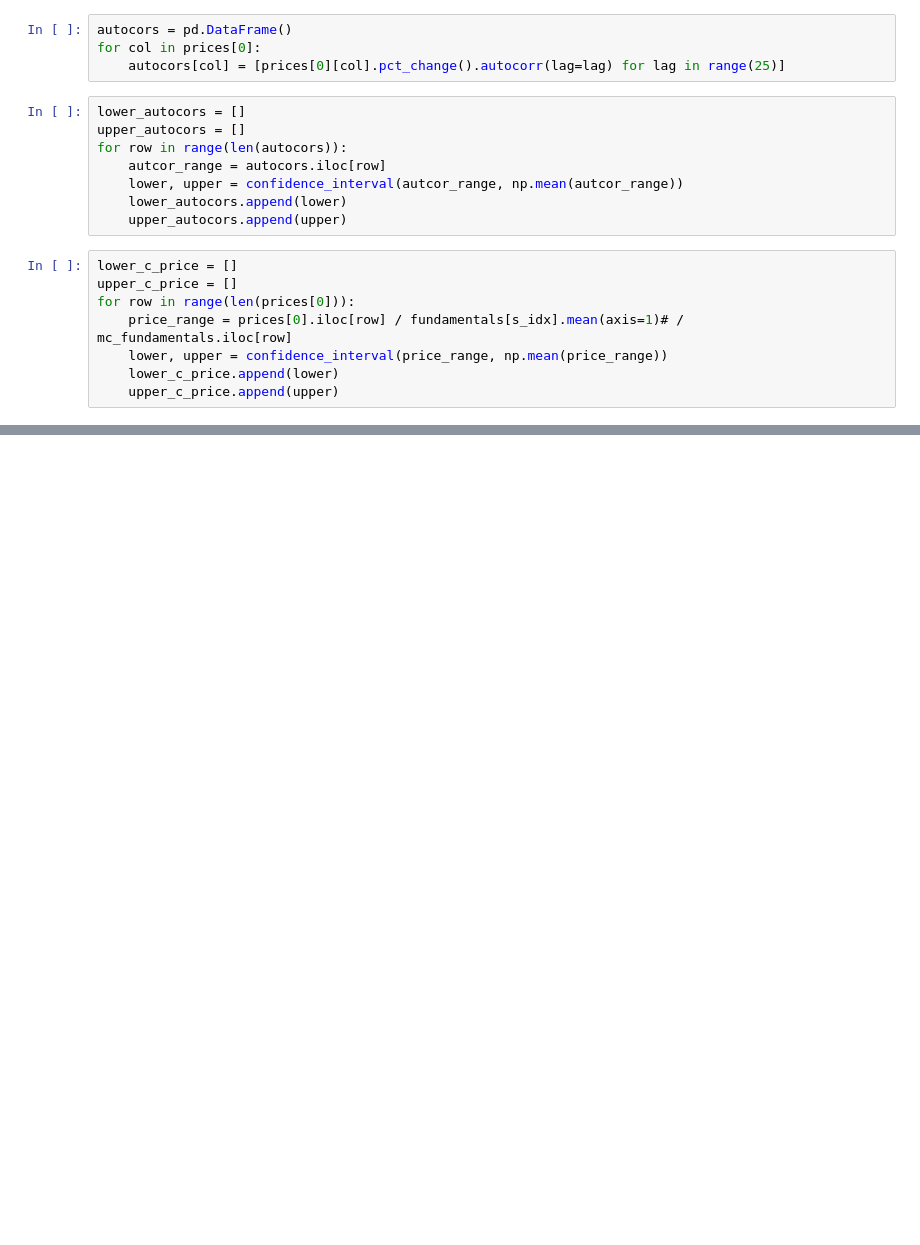
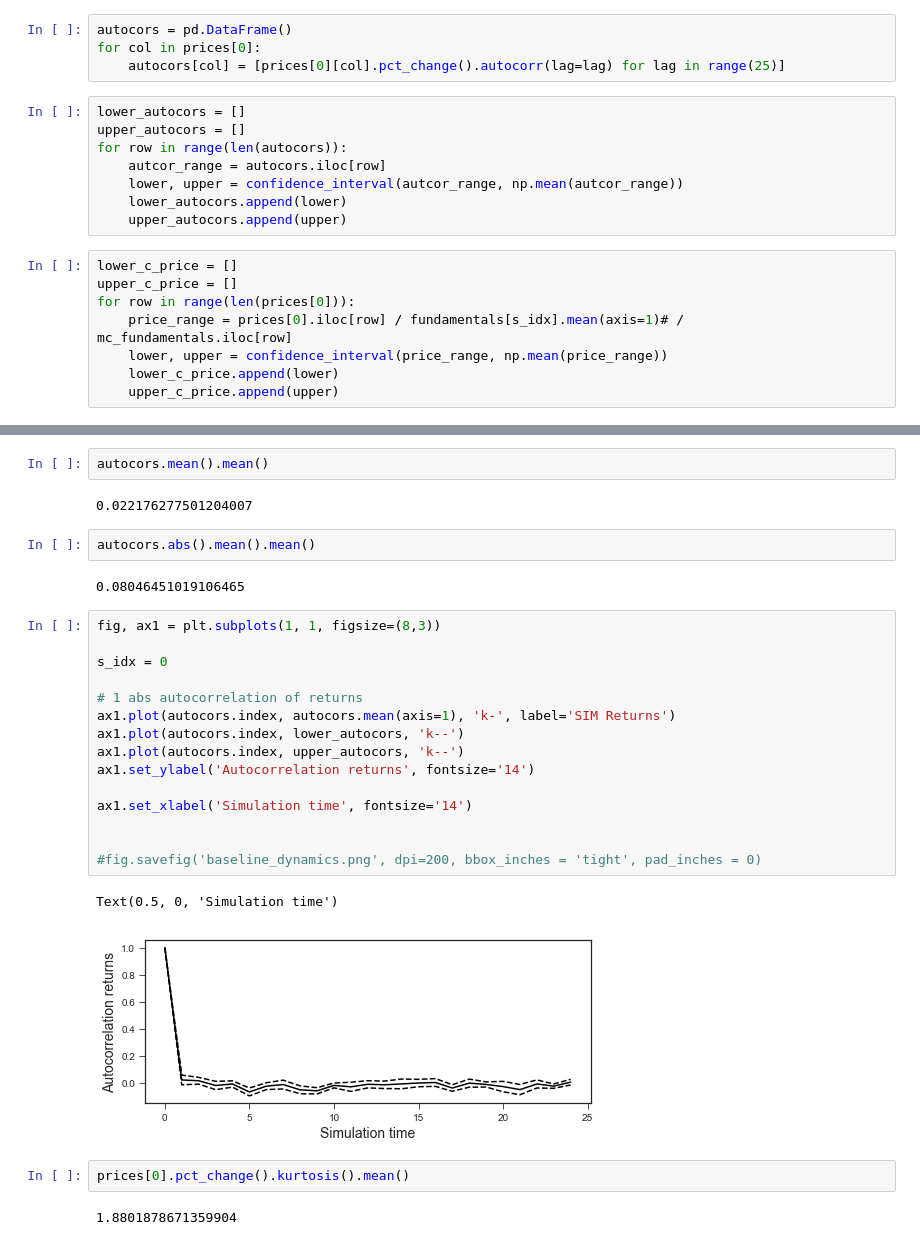
Before and after one commit to joerischasfoort/qe-asset-cycle, a Jupyter notebook: cb-asset-cylce-dynamics.ipynb, the cells around one changed output, grey strips where cells are left out. Saved outputs shown, nothing was run; the diff lists cells and outputs as text; blank space fills up the shorter version.

```diff
--- a/cb-asset-cylce-dynamics.ipynb
+++ b/cb-asset-cylce-dynamics.ipynb
@@ -149,0 +151,30 @@ fig.savefig('baseline_dynamics.png', dpi=200, bbox_inches = 'tight', pad_inches
+# %%
+autocors.mean().mean()
+# %% [output]
+0.022176277501204007
+# %%
+autocors.abs().mean().mean()
+# %% [output]
+0.08046451019106465
+# %%
+fig, ax1 = plt.subplots(1, 1, figsize=(8,3))
+
+s_idx = 0
+
+# 1 abs autocorrelation of returns
+ax1.plot(autocors.index, autocors.mean(axis=1), 'k-', label='SIM Returns')
+ax1.plot(autocors.index, lower_autocors, 'k--')
+ax1.plot(autocors.index, upper_autocors, 'k--')
+ax1.set_ylabel('Autocorrelation returns', fontsize='14')
+
+ax1.set_xlabel('Simulation time', fontsize='14')
+
+
+#fig.savefig('baseline_dynamics.png', dpi=200, bbox_inches = 'tight', pad_inches = 0)
+# %% [output]
+Text(0.5, 0, 'Simulation time')
+[figure, added]
+# %%
+prices[0].pct_change().kurtosis().mean()
+# %% [output]
+1.8801878671359904
```
Also changed, not shown: parts of 4 cells of this notebook.
